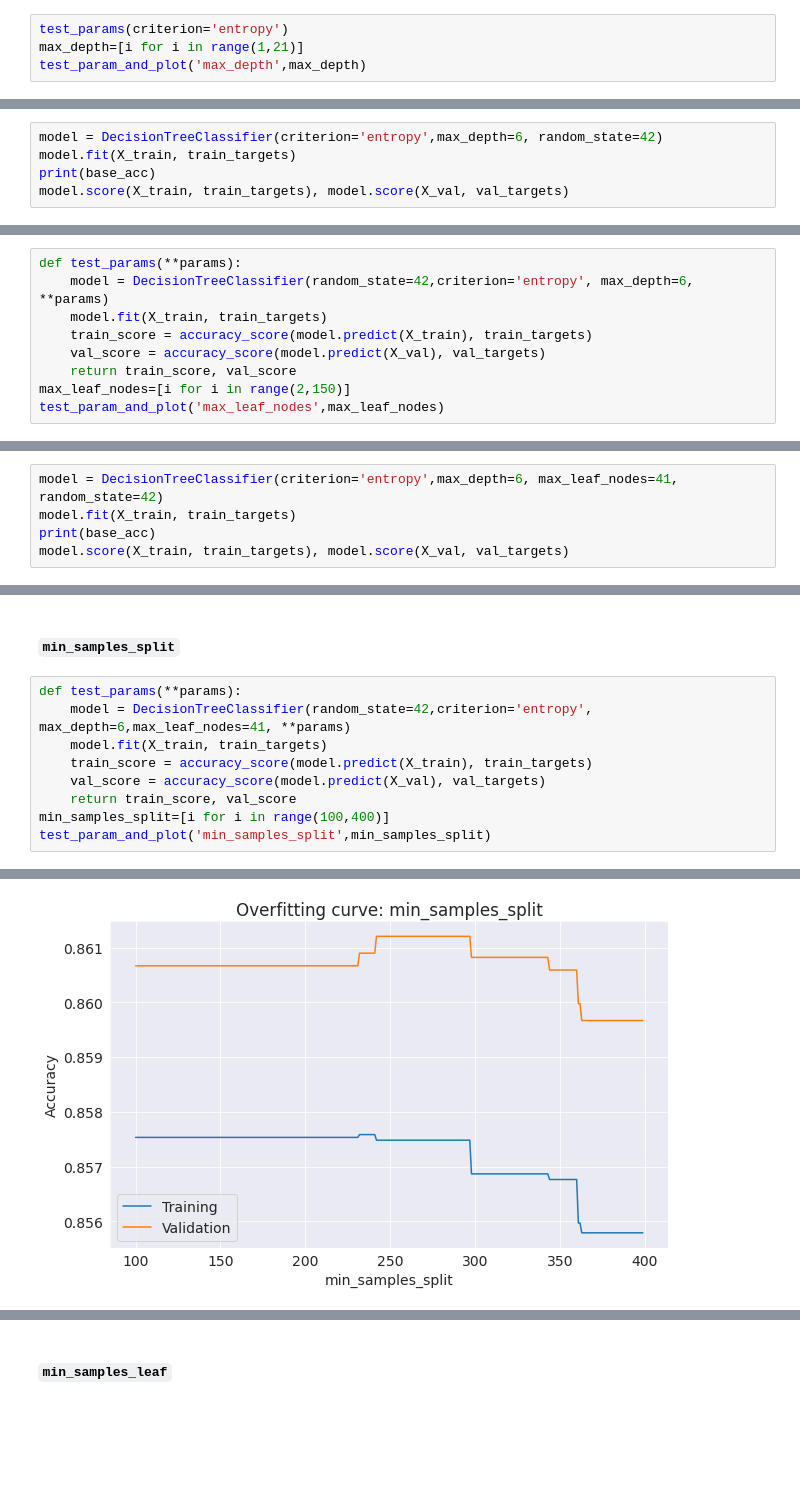
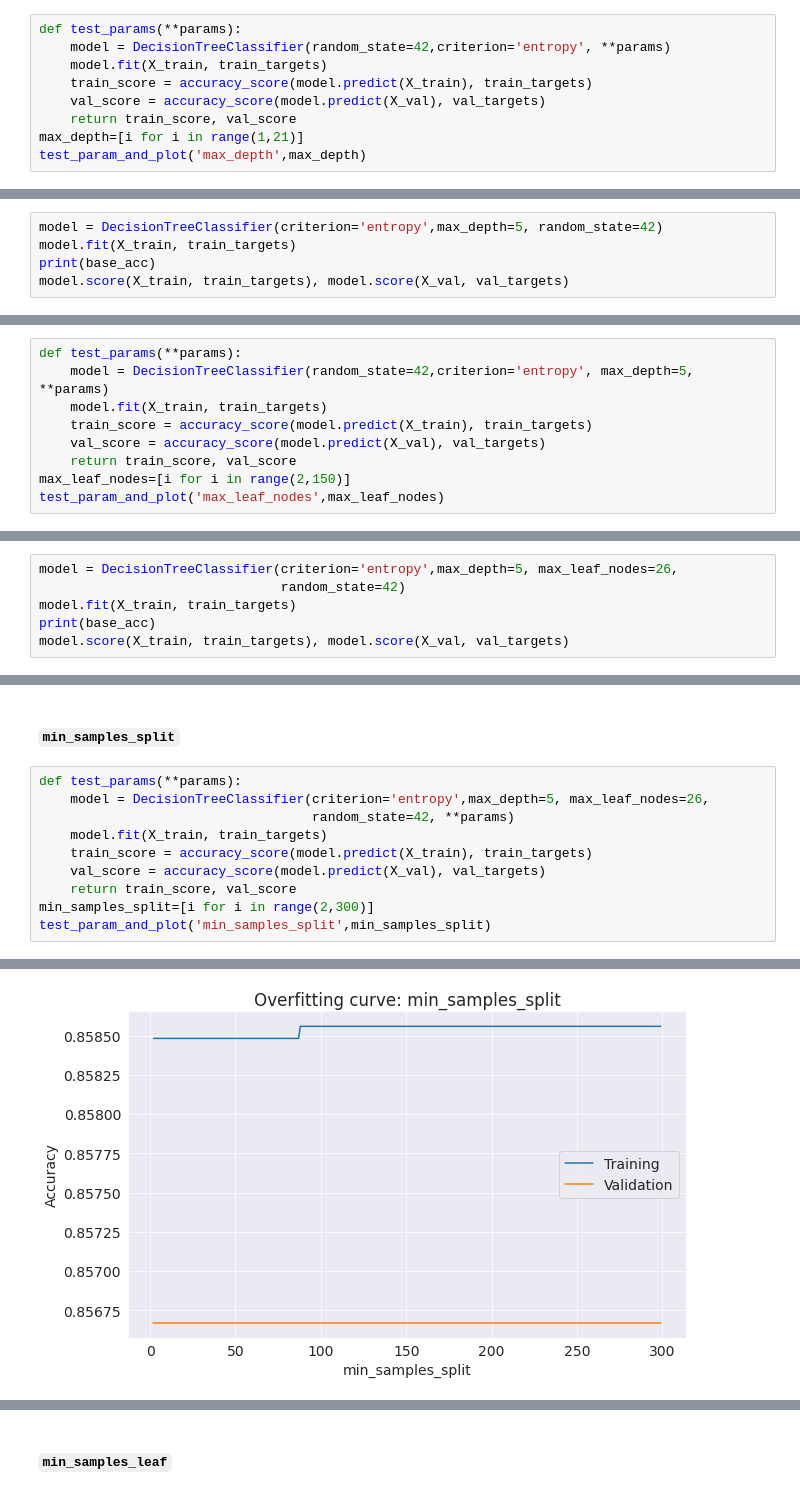
Before and after one commit to prasadposture/Financial-Distress-Prediction, a Jupyter notebook: Financial Distress Prediction.ipynb, the cells around one changed output, grey strips where cells are left out. Cells and saved outputs as stored; diff of their text form; blank space fills up the shorter version.

Commit message:
Kaggle Notebook | Financial Distress Prediction | Version 6

```diff
--- a/Financial Distress Prediction.ipynb
+++ b/Financial Distress Prediction.ipynb
@@ -623,7 +610,12 @@ though `splitter='best'` gives more accuracy than the `splitter='random'` but it
 # %% [markdown]
 #### `max_depth`
 # %%
-test_params(criterion='entropy')
+def test_params(**params):
+    model = DecisionTreeClassifier(random_state=42,criterion='entropy', **params)
+    model.fit(X_train, train_targets)
+    train_score = accuracy_score(model.predict(X_train), train_targets)
+    val_score = accuracy_score(model.predict(X_val), val_targets)
+    return train_score, val_score
 max_depth=[i for i in range(1,21)]
 test_param_and_plot('max_depth',max_depth)
 # %% [output]
@@ -632,5 +624,5 @@ Max Acc by: 6
 # %%
-model = DecisionTreeClassifier(criterion='entropy',max_depth=6, random_state=42)
+model = DecisionTreeClassifier(criterion='entropy',max_depth=5, random_state=42)
 model.fit(X_train, train_targets)
 print(base_acc)
 model.score(X_train, train_targets), model.score(X_val, val_targets)
@@ -641,7 +633,7 @@ model.score(X_train, train_targets), model.score(X_val, val_targets)
 #### `max_leaf_nodes`
 # %%
 def test_params(**params):
-    model = DecisionTreeClassifier(random_state=42,criterion='entropy', max_depth=6, **params)
+    model = DecisionTreeClassifier(random_state=42,criterion='entropy', max_depth=5, **params)
     model.fit(X_train, train_targets)
     train_score = accuracy_score(model.predict(X_train), train_targets)
     val_score = accuracy_score(model.predict(X_val), val_targets)
@@ -654,5 +646,6 @@ Max Acc by: 41
 # %%
-model = DecisionTreeClassifier(criterion='entropy',max_depth=6, max_leaf_nodes=41, random_state=42)
+model = DecisionTreeClassifier(criterion='entropy',max_depth=5, max_leaf_nodes=26,
+                               random_state=42)
 model.fit(X_train, train_targets)
 print(base_acc)
 model.score(X_train, train_targets), model.score(X_val, val_targets)
@@ -663,11 +656,12 @@ model.score(X_train, train_targets), model.score(X_val, val_targets)
 #### `min_samples_split`
 # %%
 def test_params(**params):
-    model = DecisionTreeClassifier(random_state=42,criterion='entropy', max_depth=6,max_leaf_nodes=41, **params)
+    model = DecisionTreeClassifier(criterion='entropy',max_depth=5, max_leaf_nodes=26,
+                                   random_state=42, **params)
     model.fit(X_train, train_targets)
     train_score = accuracy_score(model.predict(X_train), train_targets)
     val_score = accuracy_score(model.predict(X_val), val_targets)
     return train_score, val_score
-min_samples_split=[i for i in range(100,400)]
+min_samples_split=[i for i in range(2,300)]
 test_param_and_plot('min_samples_split',min_samples_split)
 # %% [output]
@@ -675,2 +669,2 @@ Max Acc by: 242
-[figure, old version]
+[figure, new version]
 # %%
```
Also changed, not shown: parts of 120 cells of this notebook.
